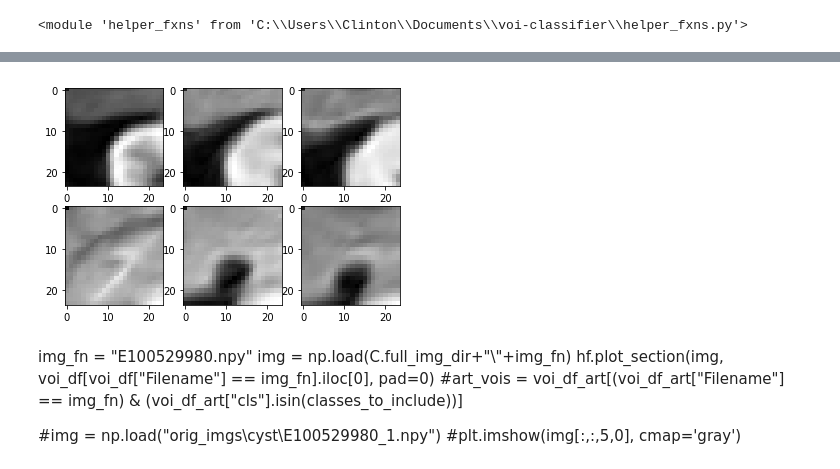
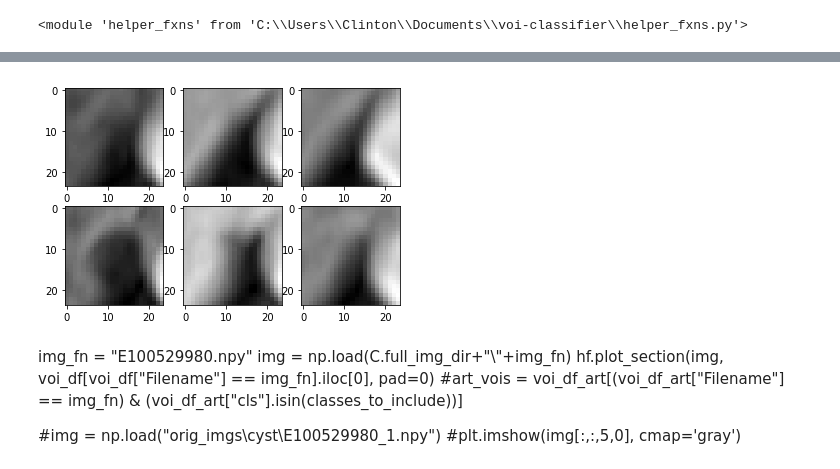
Before and after one commit to clintonjwang/voi-classifier, a Jupyter notebook: voi-extractor.ipynb, the cells around one changed output, grey strips where cells are left out. Drawn from its saved outputs; the diff is of its cells as text; code cells hidden in the pictures.

```diff
--- a/voi-extractor.ipynb
+++ b/voi-extractor.ipynb
@@ -291,7 +337,7 @@ hf.plot_section_auto(img)
 # %%
-hf.plot_section_scan(img, 0.7)
+hf.plot_section_scan(img, 0.2)
 # %% [output]
-[figure, old version]
+[figure, new version]
 # %% [markdown]
 img_fn = "E100529980.npy"
 img = np.load(C.full_img_dir+"\\"+img_fn)
```
Also changed, not shown: parts of 17 cells of this notebook, 4 other files.
